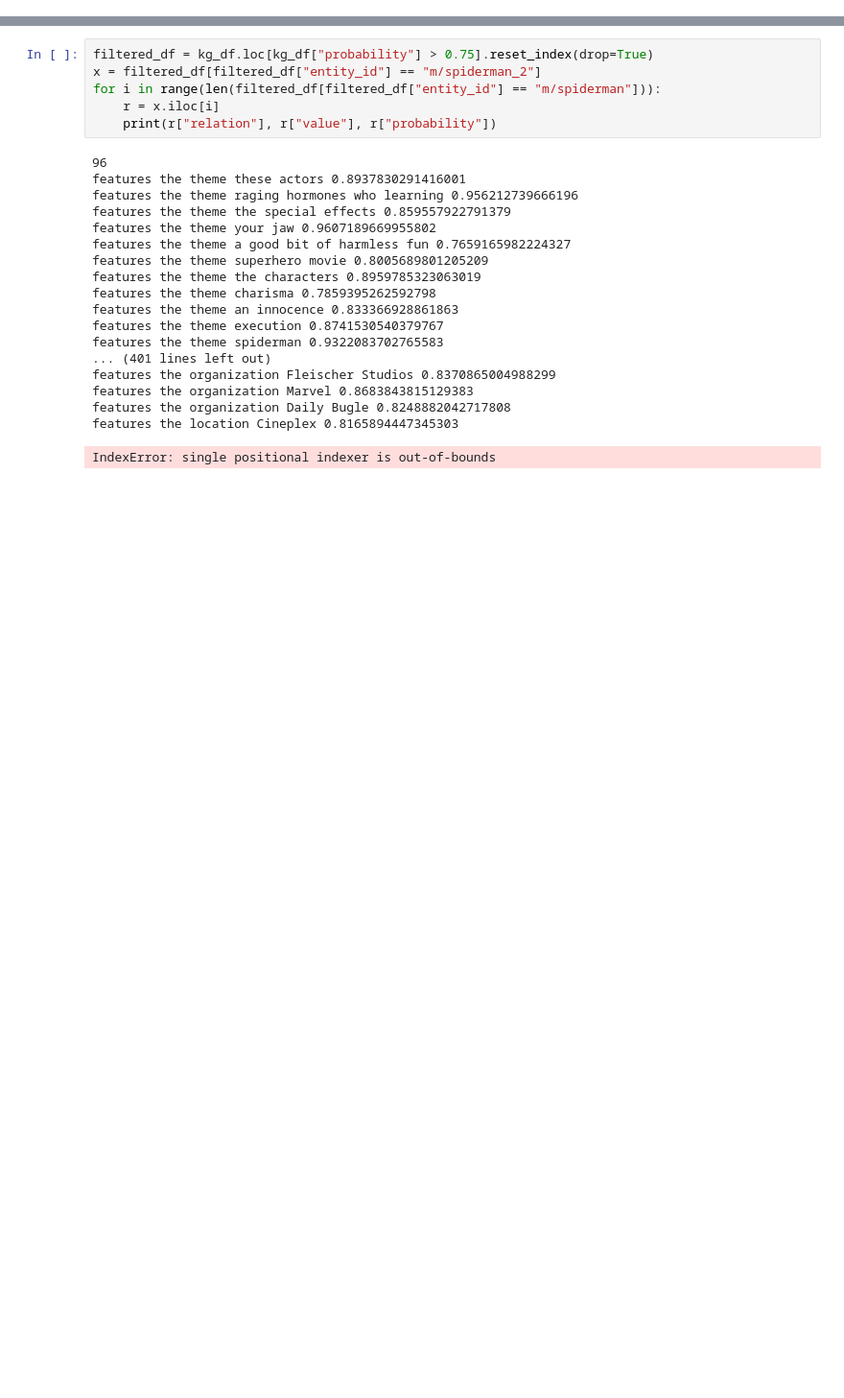
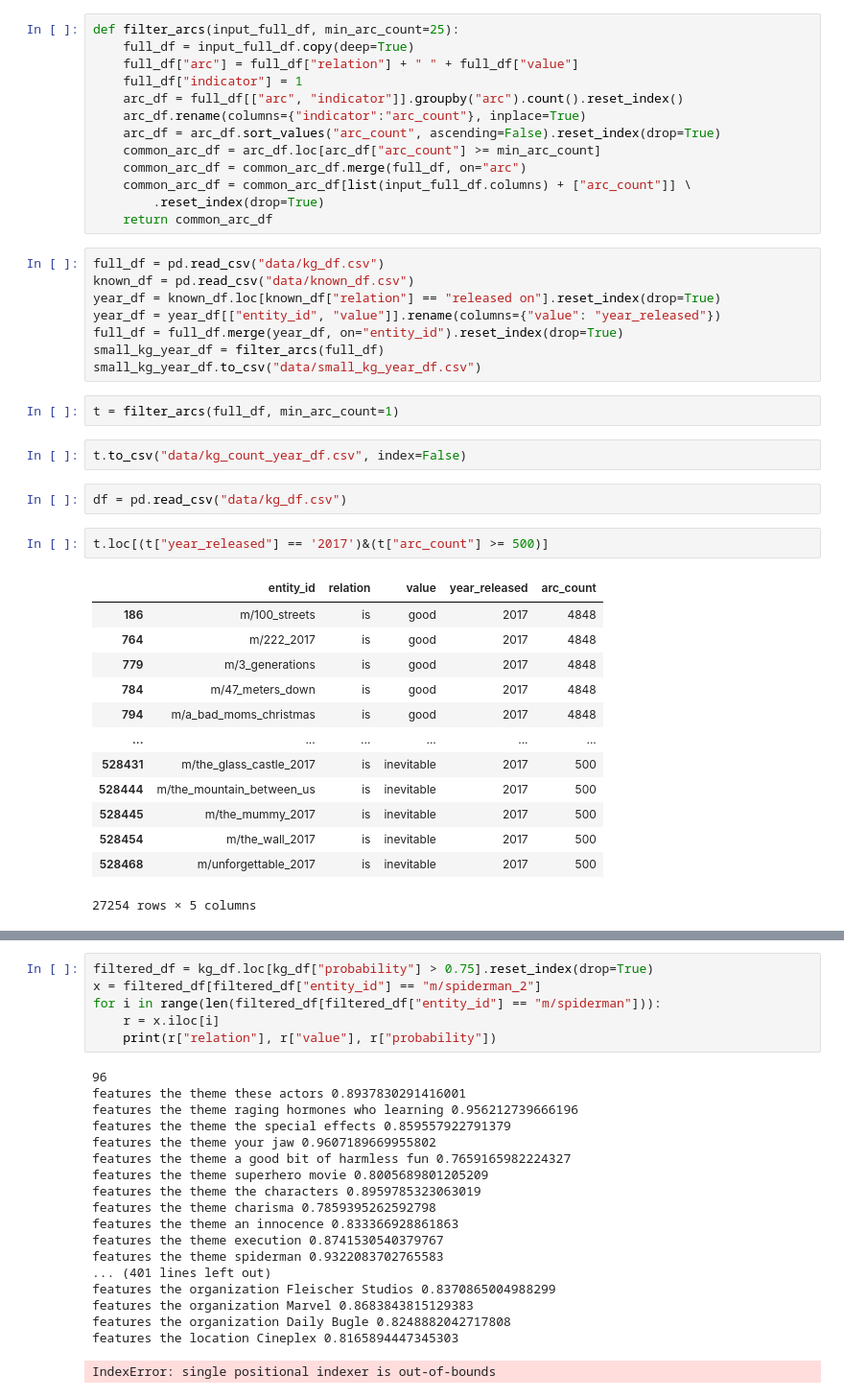
Before and after one commit to tomkpace/blue-ribbon, a Jupyter notebook: fusion.ipynb, the cells around one changed output, grey strips where cells are left out. Shown at 96% size. Drawn from its saved outputs; the diff is of its cells as text; blank space fills up the shorter version.

```diff
--- a/fusion.ipynb
+++ b/fusion.ipynb
@@ -10 +13,44 @@ import matplotlib.pyplot as plt
+# %%
+def filter_arcs(input_full_df, min_arc_count=25):
+    full_df = input_full_df.copy(deep=True)
+    full_df["arc"] = full_df["relation"] + " " + full_df["value"]
+    full_df["indicator"] = 1
+    arc_df = full_df[["arc", "indicator"]].groupby("arc").count().reset_index()
+    arc_df.rename(columns={"indicator":"arc_count"}, inplace=True)
+    arc_df = arc_df.sort_values("arc_count", ascending=False).reset_index(drop=True)
+    common_arc_df = arc_df.loc[arc_df["arc_count"] >= min_arc_count]
+    common_arc_df = common_arc_df.merge(full_df, on="arc")
+    common_arc_df = common_arc_df[list(input_full_df.columns) + ["arc_count"]] \
+        .reset_index(drop=True)
+    return common_arc_df
+# %%
+full_df = pd.read_csv("data/kg_df.csv")
+known_df = pd.read_csv("data/known_df.csv")
+year_df = known_df.loc[known_df["relation"] == "released on"].reset_index(drop=True)
+year_df = year_df[["entity_id", "value"]].rename(columns={"value": "year_released"})
+full_df = full_df.merge(year_df, on="entity_id").reset_index(drop=True)
+small_kg_year_df = filter_arcs(full_df)
+small_kg_year_df.to_csv("data/small_kg_year_df.csv")
+# %%
+t = filter_arcs(full_df, min_arc_count=1)
+# %%
+t.to_csv("data/kg_count_year_df.csv", index=False)
+# %%
+df = pd.read_csv("data/kg_df.csv")
+# %%
+t.loc[(t["year_released"] == '2017')&(t["arc_count"] >= 500)]
+# %% [output]
+|  | entity_id | relation | value | year_released | arc_count |
+| 186 | m/100_streets | is | good | 2017 | 4848 |
+| 764 | m/222_2017 | is | good | 2017 | 4848 |
+| 779 | m/3_generations | is | good | 2017 | 4848 |
+| 784 | m/47_meters_down | is | good | 2017 | 4848 |
+| 794 | m/a_bad_moms_christmas | is | good | 2017 | 4848 |
+| ... | ... | ... | ... | ... | ... |
+| 528431 | m/the_glass_castle_2017 | is | inevitable | 2017 | 500 |
+| 528444 | m/the_mountain_between_us | is | inevitable | 2017 | 500 |
+| 528445 | m/the_mummy_2017 | is | inevitable | 2017 | 500 |
+| 528454 | m/the_wall_2017 | is | inevitable | 2017 | 500 |
+| 528468 | m/unforgettable_2017 | is | inevitable | 2017 | 500 |
+27254 rows × 5 columns
 # %%
```
Also changed, not shown: parts of 20 cells of this notebook, 3 other files.
